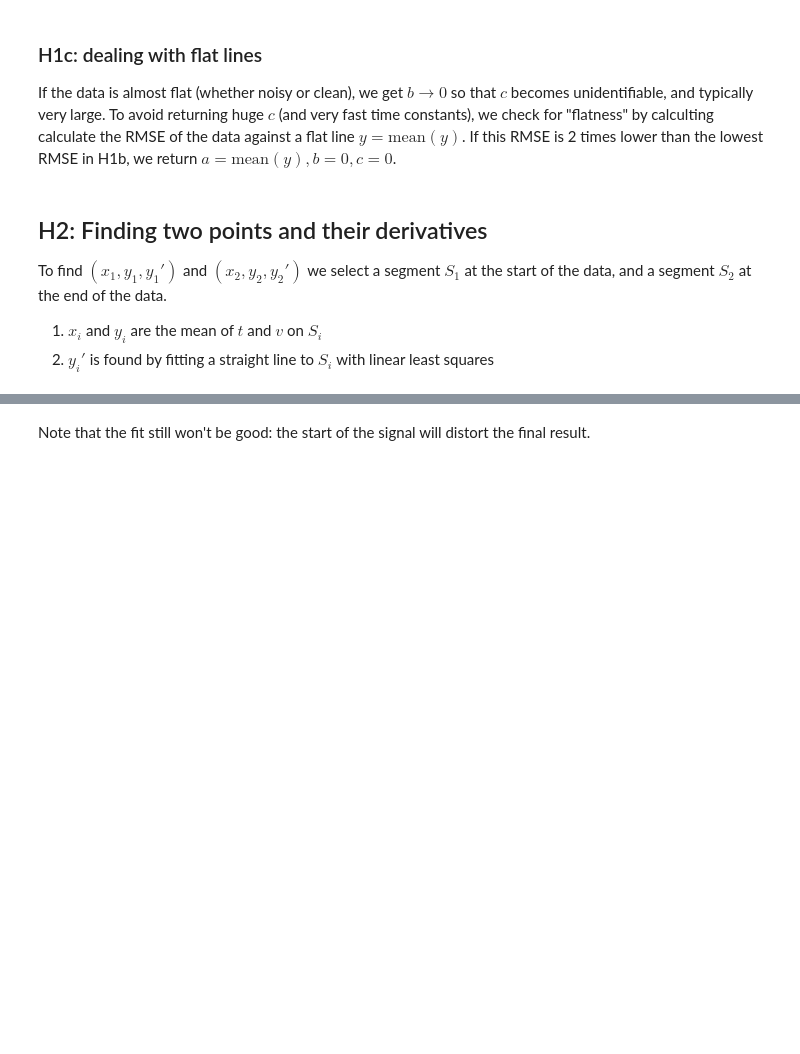
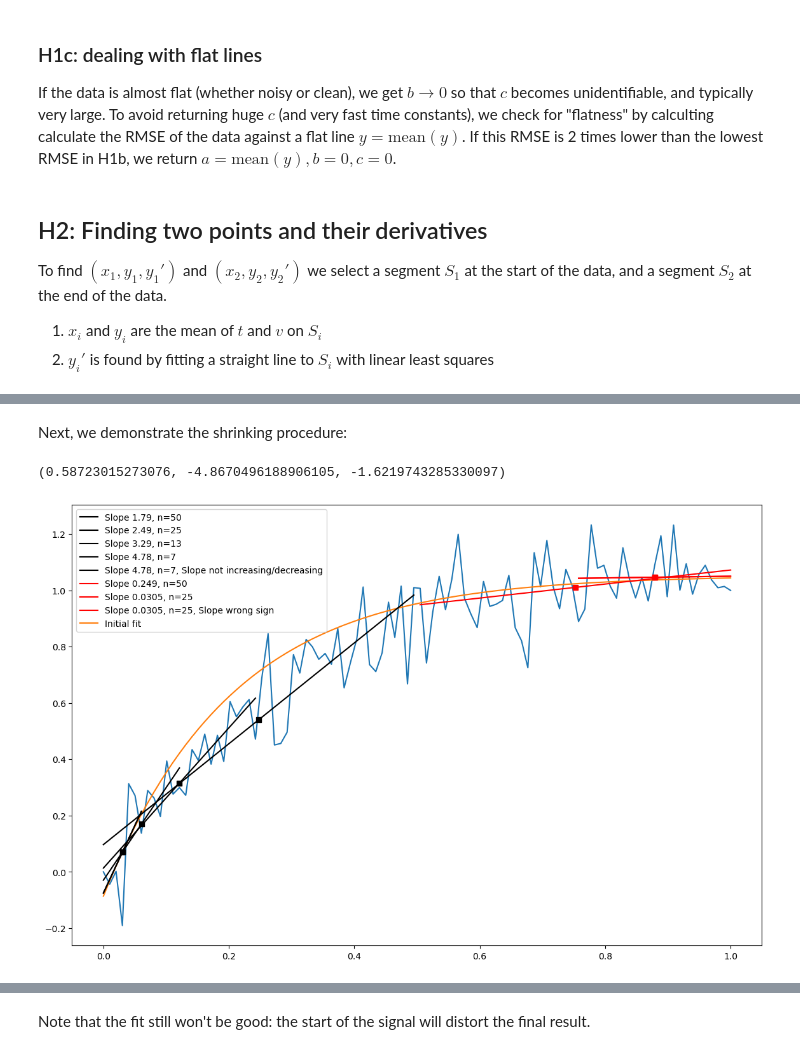
Before and after one commit to myokit/expfit, a Jupyter notebook: docs/expfit-1-initial-guess-single.ipynb, the cells around one changed output, grey strips where cells are left out. Drawn from its saved outputs; the diff is of its cells as text; code cells hidden in the pictures; blank space fills up the shorter version.

```diff
--- a/docs/expfit-1-initial-guess-single.ipynb
+++ b/docs/expfit-1-initial-guess-single.ipynb
@@ -106,0 +109,7 @@ import expfit
+# %% [markdown]
+Next, we demonstrate the shrinking procedure:
+# %%
+expfit.estimate_initial_single(x, y, plot=True)
+# %% [output]
+(0.58723015273076, -4.8670496188906105, -1.6219743285330097)
+[figure, added]
```
Also changed, not shown: parts of 33 cells of this notebook, 5 other files.
